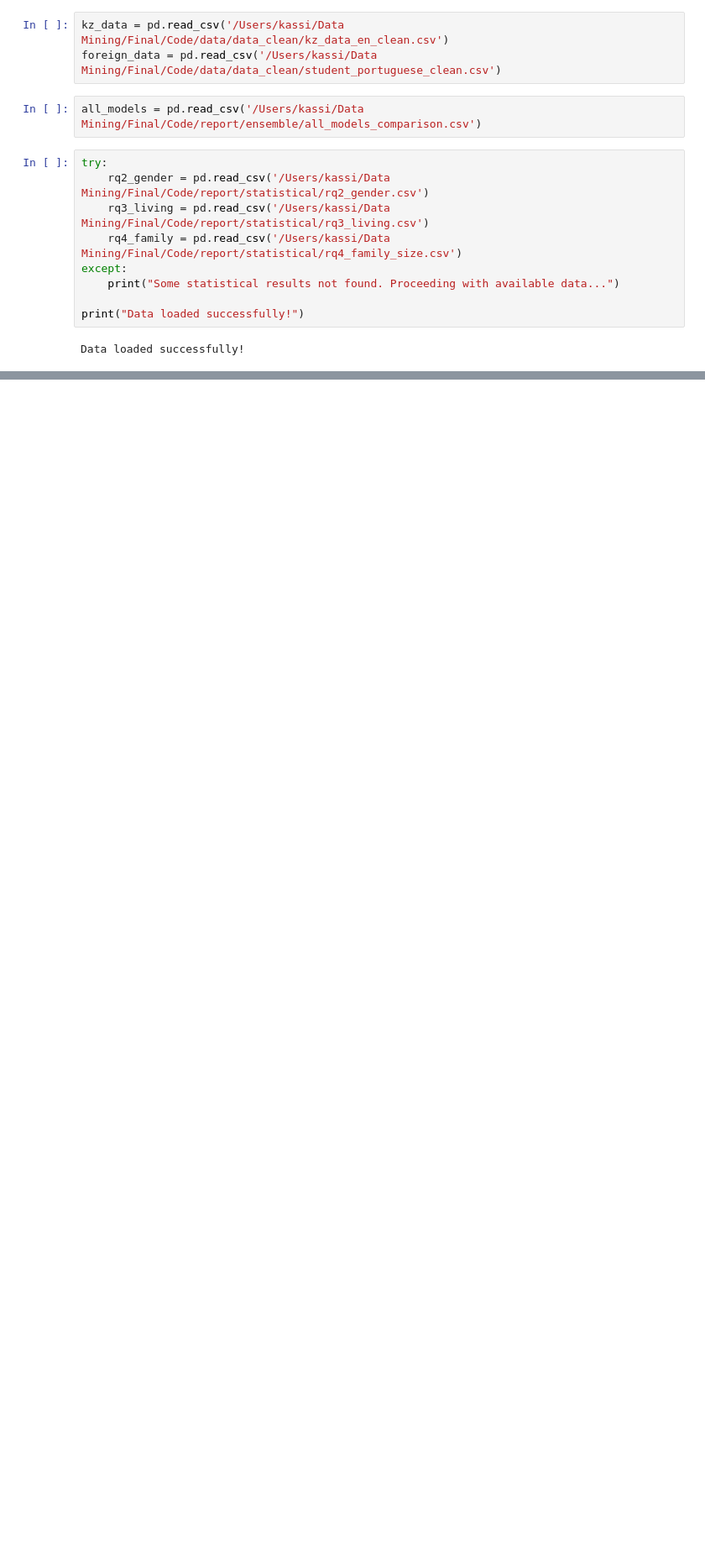
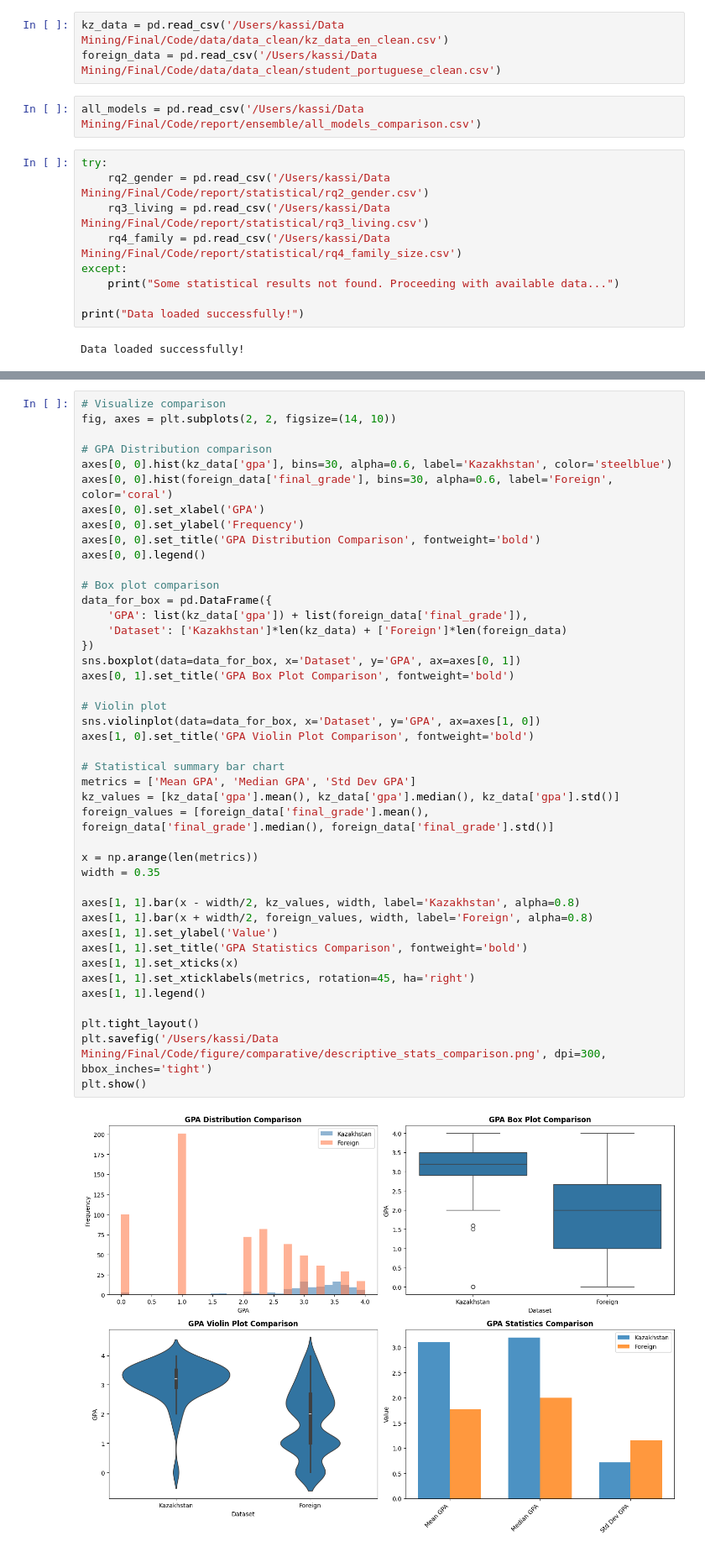
Before and after one commit to KaZoomir/Academic-Performance-Factors, a Jupyter notebook: 10_comparative_analysis.ipynb, the cells around one changed output, grey strips where cells are left out. Shown at 84% size. Saved outputs shown, nothing was run; the diff lists cells and outputs as text; blank space fills up the shorter version.

```diff
--- a/10_comparative_analysis.ipynb
+++ b/10_comparative_analysis.ipynb
@@ -26,0 +84,45 @@ Data loaded successfully!
+# %%
+# Visualize comparison
+fig, axes = plt.subplots(2, 2, figsize=(14, 10))
+
+# GPA Distribution comparison
+axes[0, 0].hist(kz_data['gpa'], bins=30, alpha=0.6, label='Kazakhstan', color='steelblue')
+axes[0, 0].hist(foreign_data['final_grade'], bins=30, alpha=0.6, label='Foreign', color='coral')
+axes[0, 0].set_xlabel('GPA')
+axes[0, 0].set_ylabel('Frequency')
+axes[0, 0].set_title('GPA Distribution Comparison', fontweight='bold')
+axes[0, 0].legend()
+
+# Box plot comparison
+data_for_box = pd.DataFrame({
+    'GPA': list(kz_data['gpa']) + list(foreign_data['final_grade']),
+    'Dataset': ['Kazakhstan']*len(kz_data) + ['Foreign']*len(foreign_data)
+})
+sns.boxplot(data=data_for_box, x='Dataset', y='GPA', ax=axes[0, 1])
+axes[0, 1].set_title('GPA Box Plot Comparison', fontweight='bold')
+
+# Violin plot
+sns.violinplot(data=data_for_box, x='Dataset', y='GPA', ax=axes[1, 0])
+axes[1, 0].set_title('GPA Violin Plot Comparison', fontweight='bold')
+
+# Statistical summary bar chart
+metrics = ['Mean GPA', 'Median GPA', 'Std Dev GPA']
+kz_values = [kz_data['gpa'].mean(), kz_data['gpa'].median(), kz_data['gpa'].std()]
+foreign_values = [foreign_data['final_grade'].mean(), foreign_data['final_grade'].median(), foreign_data['final_grade'].std()]
+
+x = np.arange(len(metrics))
+width = 0.35
+
+axes[1, 1].bar(x - width/2, kz_values, width, label='Kazakhstan', alpha=0.8)
+axes[1, 1].bar(x + width/2, foreign_values, width, label='Foreign', alpha=0.8)
+axes[1, 1].set_ylabel('Value')
+axes[1, 1].set_title('GPA Statistics Comparison', fontweight='bold')
+axes[1, 1].set_xticks(x)
+axes[1, 1].set_xticklabels(metrics, rotation=45, ha='right')
+axes[1, 1].legend()
+
+plt.tight_layout()
+plt.savefig('/Users/kassi/Data Mining/Final/Code/figure/comparative/descriptive_stats_comparison.png', dpi=300, bbox_inches='tight')
+plt.show()
+# %% [output]
+[figure, added]
```
Also changed, not shown: parts of 22 cells of this notebook, 5 other files.
